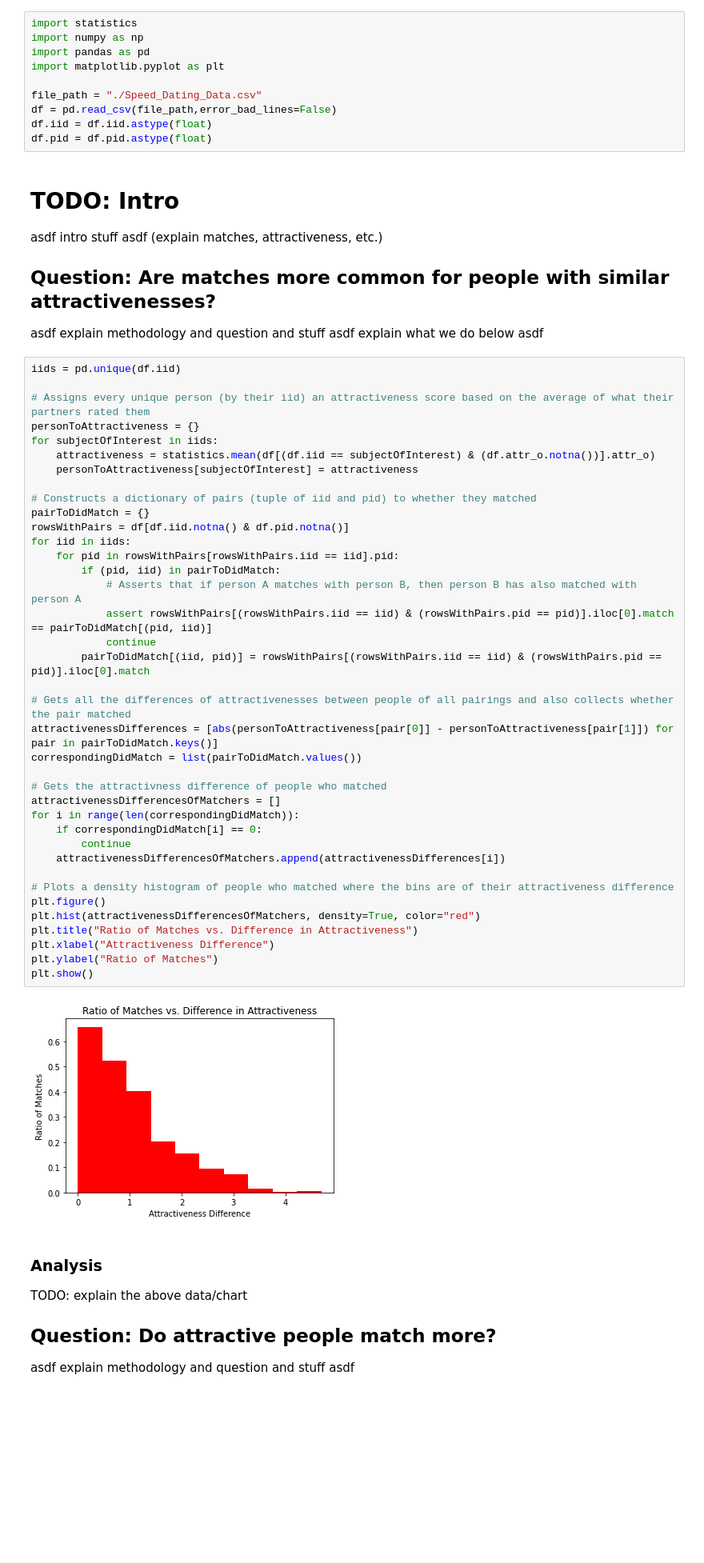
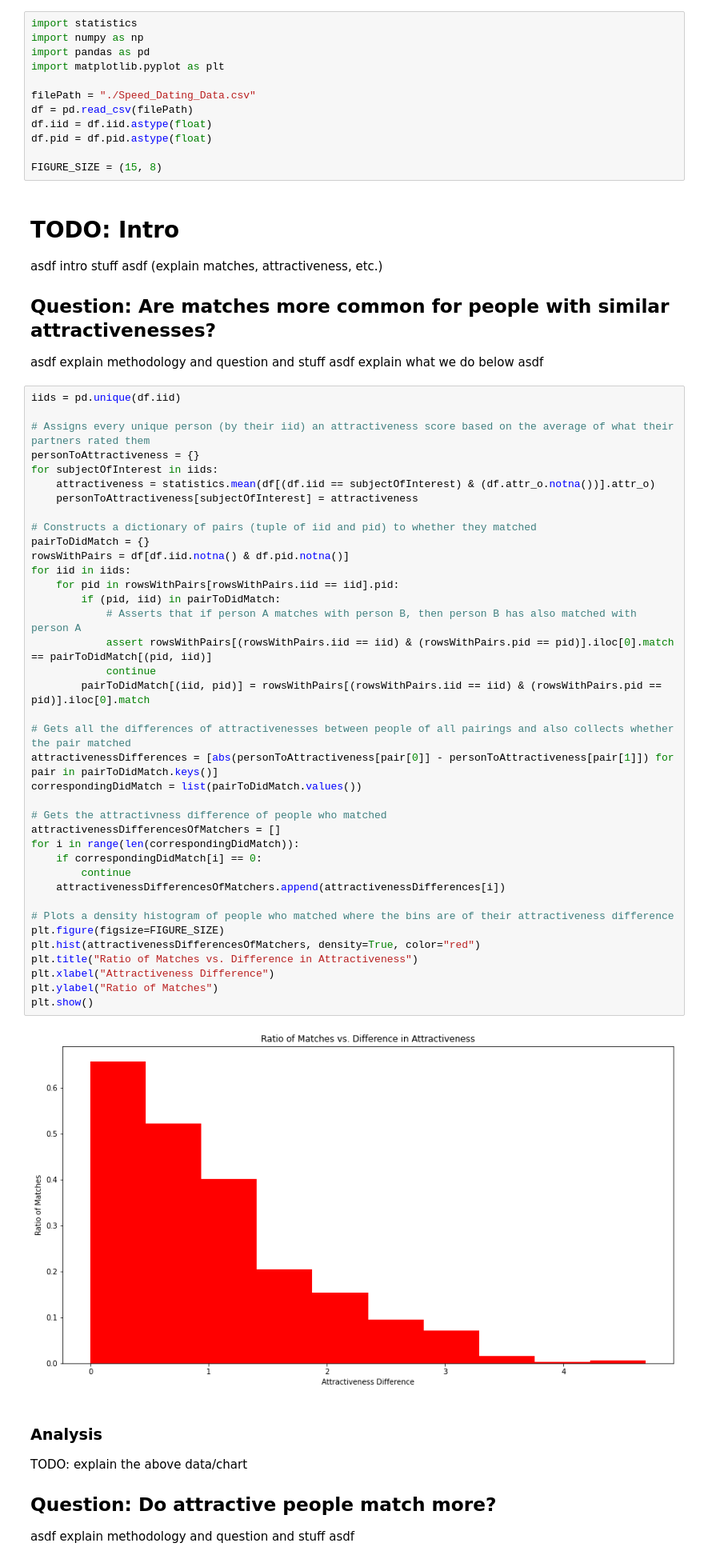
Before and after one commit to Kadekool/Speed-Dating-Exploration, a Jupyter notebook: Speed Dating Jupyter.ipynb, the cells around one changed output. Shown at 80% size. Saved outputs shown, nothing was run; the diff lists cells and outputs as text; blank space fills up the shorter version.

Commit message:
Made all figures big and beautiful

```diff
--- a/Speed Dating Jupyter.ipynb
+++ b/Speed Dating Jupyter.ipynb
@@ -4,10 +4,12 @@ import numpy as np
 import pandas as pd
 import matplotlib.pyplot as plt
 
-file_path = "./Speed_Dating_Data.csv"
-df = pd.read_csv(file_path,error_bad_lines=False)
+filePath = "./Speed_Dating_Data.csv"
+df = pd.read_csv(filePath)
 df.iid = df.iid.astype(float)
 df.pid = df.pid.astype(float)
+
+FIGURE_SIZE = (15, 8)
 # %% [markdown]
 # TODO: Intro
 asdf intro stuff asdf (explain matches, attractiveness, etc.)
@@ -25,35 +27,35 @@ for subjectOfInterest in iids:
 
 # Constructs a dictionary of pairs (tuple of iid and pid) to whether they matched
 pairToDidMatch = {}
 rowsWithPairs = df[df.iid.notna() & df.pid.notna()]
 for iid in iids:
     for pid in rowsWithPairs[rowsWithPairs.iid == iid].pid:
         if (pid, iid) in pairToDidMatch:
             # Asserts that if person A matches with person B, then person B has also matched with person A
             assert rowsWithPairs[(rowsWithPairs.iid == iid) & (rowsWithPairs.pid == pid)].iloc[0].match == pairToDidMatch[(pid, iid)]
             continue
         pairToDidMatch[(iid, pid)] = rowsWithPairs[(rowsWithPairs.iid == iid) & (rowsWithPairs.pid == pid)].iloc[0].match
 
 # Gets all the differences of attractivenesses between people of all pairings and also collects whether the pair matched
 attractivenessDifferences = [abs(personToAttractiveness[pair[0]] - personToAttractiveness[pair[1]]) for pair in pairToDidMatch.keys()]
 correspondingDidMatch = list(pairToDidMatch.values())
 
 # Gets the attractivness difference of people who matched
 attractivenessDifferencesOfMatchers = []
 for i in range(len(correspondingDidMatch)):
     if correspondingDidMatch[i] == 0:
         continue
     attractivenessDifferencesOfMatchers.append(attractivenessDifferences[i])
 
 # Plots a density histogram of people who matched where the bins are of their attractiveness difference
-plt.figure()
+plt.figure(figsize=FIGURE_SIZE)
 plt.hist(attractivenessDifferencesOfMatchers, density=True, color="red")
 plt.title("Ratio of Matches vs. Difference in Attractiveness")
 plt.xlabel("Attractiveness Difference")
 plt.ylabel("Ratio of Matches")
 plt.show()
 # %% [output]
-[figure, old version]
+[figure, new version]
 # %% [markdown]
 ### Analysis
 TODO: explain the above data/chart
```
Also changed, not shown: parts of 3 cells of this notebook.
